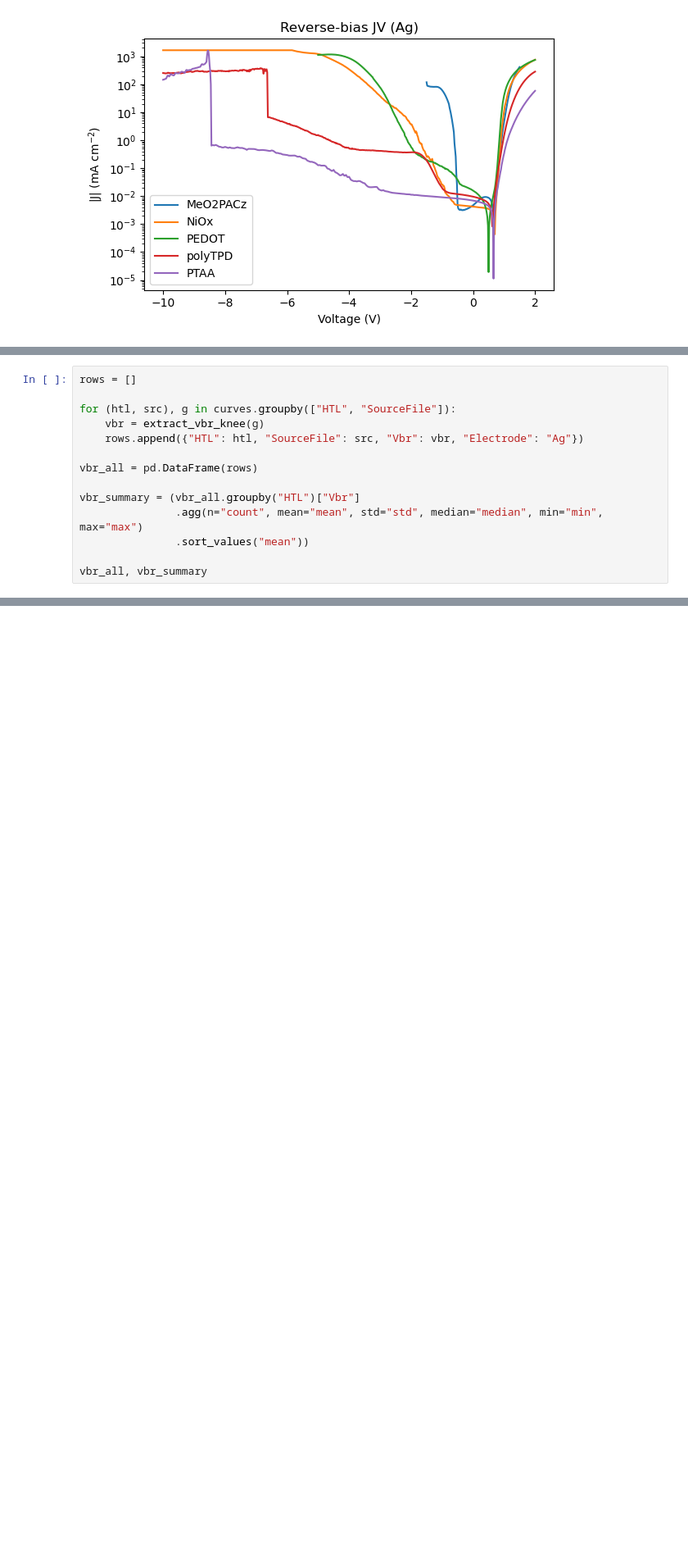
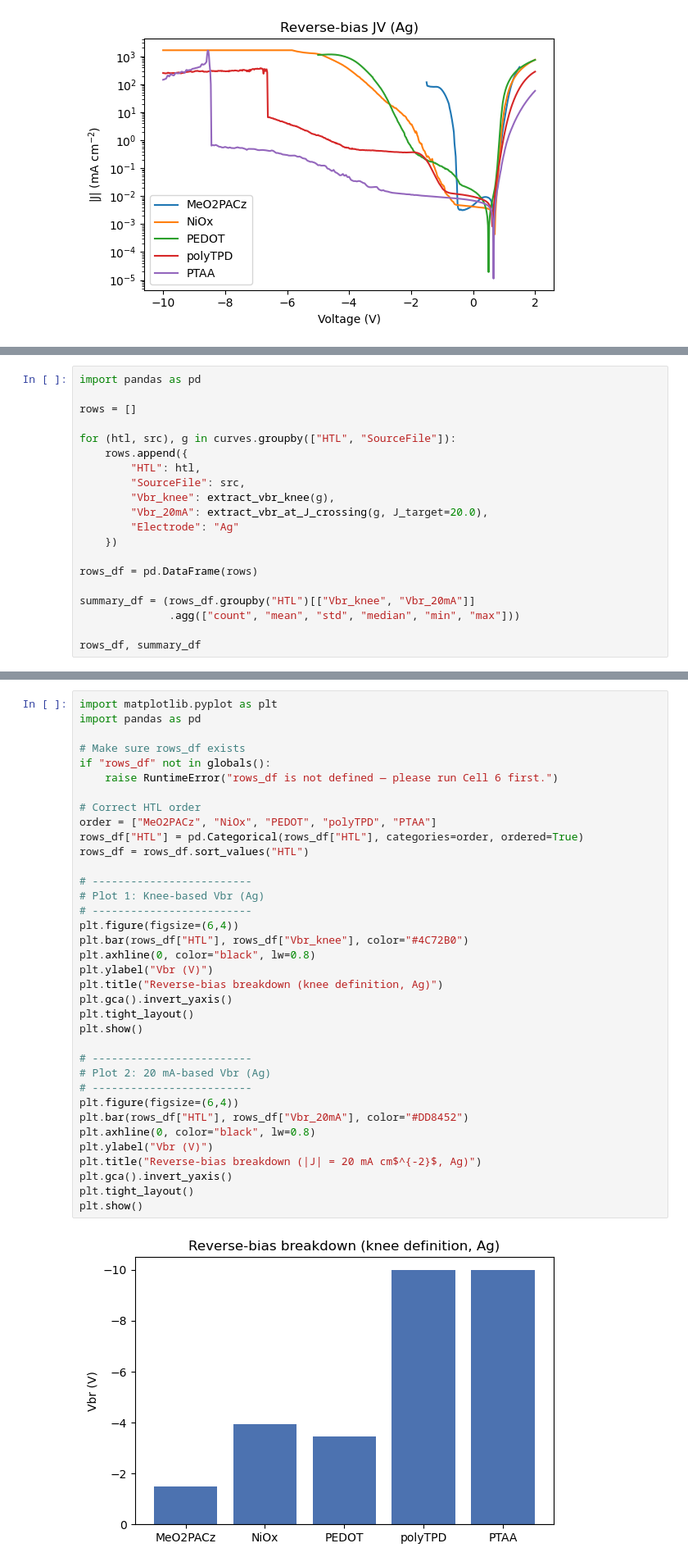
Before and after one commit to Mazhar-PerovAI/PerovAI_Course, a Jupyter notebook: Week08/notebooks/Ag.ipynb, the cells around one changed output, grey strips where cells are left out. Shown at 82% size. Cells and saved outputs as stored; diff of their text form; blank space fills up the shorter version.

```diff
--- a/Week08/notebooks/Ag.ipynb
+++ b/Week08/notebooks/Ag.ipynb
@@ -170,15 +187,21 @@ def extract_vbr_knee(df,
 # %%
+import pandas as pd
+
 rows = []
 
 for (htl, src), g in curves.groupby(["HTL", "SourceFile"]):
-    vbr = extract_vbr_knee(g)
-    rows.append({"HTL": htl, "SourceFile": src, "Vbr": vbr, "Electrode": "Ag"})
+    rows.append({
+        "HTL": htl,
+        "SourceFile": src,
+        "Vbr_knee": extract_vbr_knee(g),
+        "Vbr_20mA": extract_vbr_at_J_crossing(g, J_target=20.0),
+        "Electrode": "Ag"
+    })
 
-vbr_all = pd.DataFrame(rows)
+rows_df = pd.DataFrame(rows)
 
-vbr_summary = (vbr_all.groupby("HTL")["Vbr"]
-               .agg(n="count", mean="mean", std="std", median="median", min="min", max="max")
-               .sort_values("mean"))
+summary_df = (rows_df.groupby("HTL")[["Vbr_knee", "Vbr_20mA"]]
+              .agg(["count", "mean", "std", "median", "min", "max"]))
 
-vbr_all, vbr_summary
+rows_df, summary_df
 # %% [output]
@@ -253,0 +234,38 @@ vbr_all.to_csv("../results/vbr_all_devices.csv", index=False)
+# %%
+import matplotlib.pyplot as plt
+import pandas as pd
+
+# Make sure rows_df exists
+if "rows_df" not in globals():
+    raise RuntimeError("rows_df is not defined — please run Cell 6 first.")
+
+# Correct HTL order
+order = ["MeO2PACz", "NiOx", "PEDOT", "polyTPD", "PTAA"]
+rows_df["HTL"] = pd.Categorical(rows_df["HTL"], categories=order, ordered=True)
+rows_df = rows_df.sort_values("HTL")
+
+# -------------------------
+# Plot 1: Knee-based Vbr (Ag)
+# -------------------------
+plt.figure(figsize=(6,4))
+plt.bar(rows_df["HTL"], rows_df["Vbr_knee"], color="#4C72B0")
+plt.axhline(0, color="black", lw=0.8)
+plt.ylabel("Vbr (V)")
+plt.title("Reverse-bias breakdown (knee definition, Ag)")
+plt.gca().invert_yaxis()
+plt.tight_layout()
+plt.show()
+
+# -------------------------
+# Plot 2: 20 mA-based Vbr (Ag)
+# -------------------------
+plt.figure(figsize=(6,4))
+plt.bar(rows_df["HTL"], rows_df["Vbr_20mA"], color="#DD8452")
+plt.axhline(0, color="black", lw=0.8)
+plt.ylabel("Vbr (V)")
+plt.title("Reverse-bias breakdown (|J| = 20 mA cm$^{-2}$, Ag)")
+plt.gca().invert_yaxis()
+plt.tight_layout()
+plt.show()
+# %% [output]
+[figure, added]
```
Also changed, not shown: parts of 15 cells of this notebook, 11 other files.
